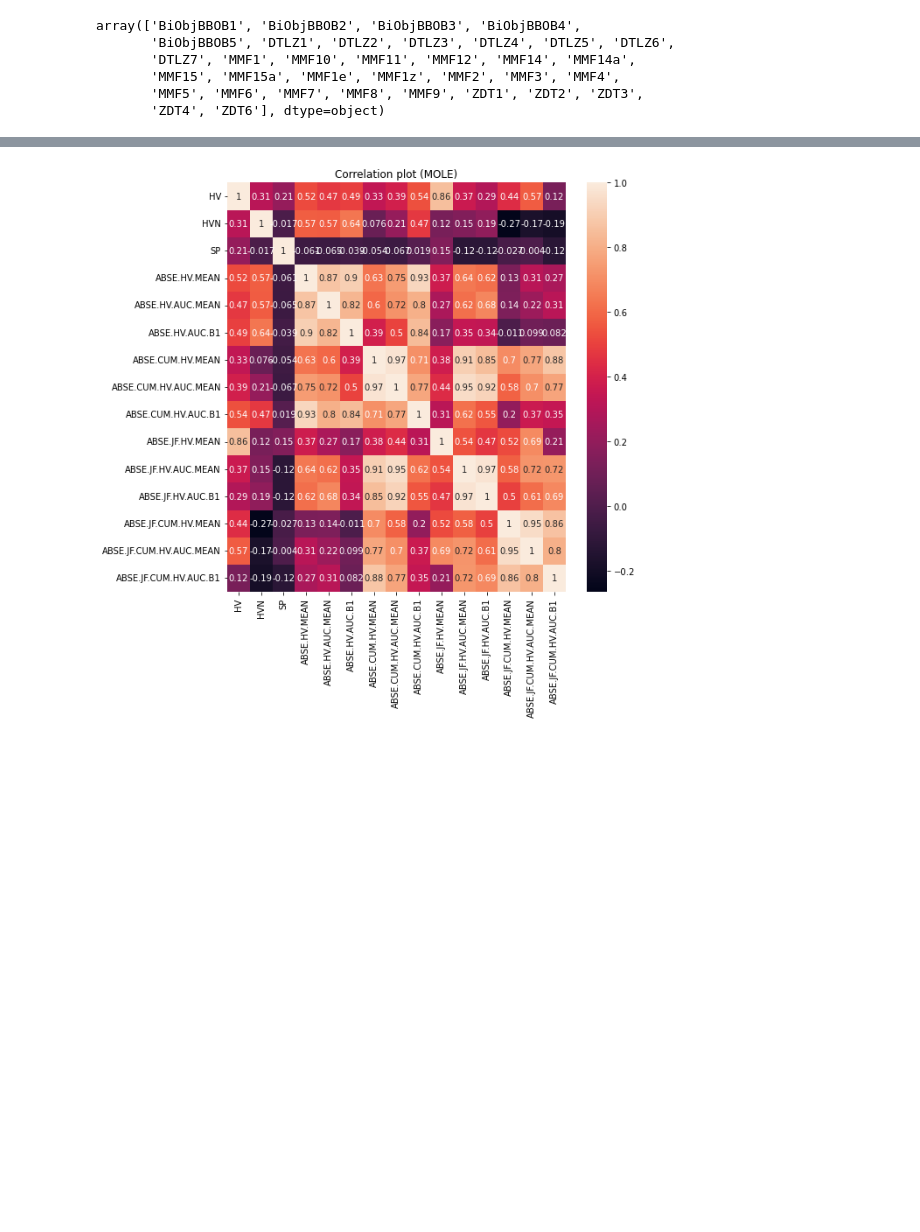
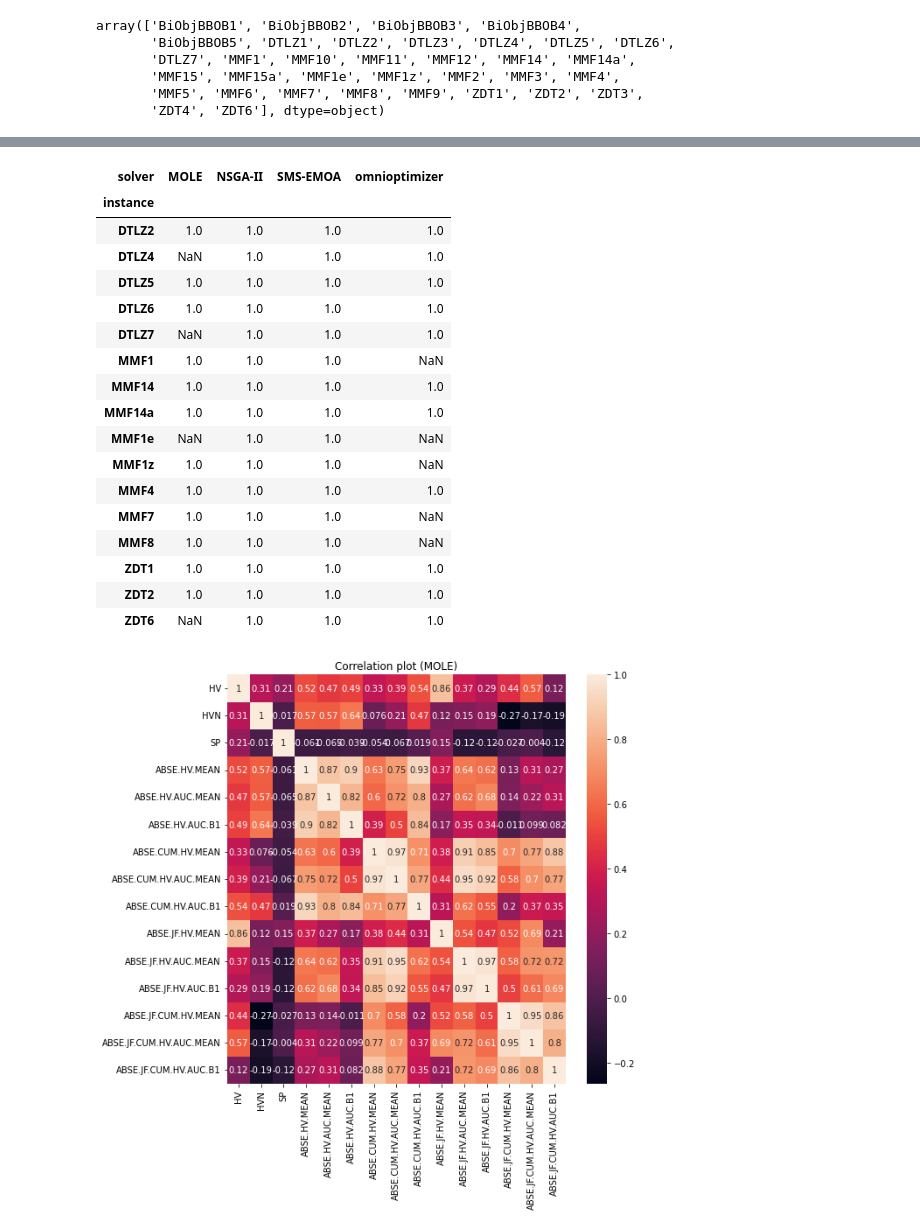
Before and after one commit to jeroenrook/BBE-experiments, a Jupyter notebook: experiments/03initialvisualisations/Analysis.ipynb, the cells around one changed output, grey strips where cells are left out. Cells and saved outputs as stored; diff of their text form; code cells hidden in the pictures; blank space fills up the shorter version.

```diff
--- a/experiments/03initialvisualisations/Analysis.ipynb
+++ b/experiments/03initialvisualisations/Analysis.ipynb
@@ -76,3 +55,25 @@ df.groupby(["solver","instance"]).size().unstack("solver")
+# %%
+tdf = df[(df["ABSE.HV.MEAN"] != 0) & (df["ABSE.JF.HV.MEAN"] == 0)]
+tdf.groupby(["solver","instance"]).size().unstack("solver")
+# %% [output]
+| solver | MOLE | NSGA-II | SMS-EMOA | omnioptimizer |
+| instance |  |  |  |  |
+| DTLZ2 | 1.0 | 1.0 | 1.0 | 1.0 |
+| DTLZ4 | NaN | 1.0 | 1.0 | 1.0 |
+| DTLZ5 | 1.0 | 1.0 | 1.0 | 1.0 |
+| DTLZ6 | 1.0 | 1.0 | 1.0 | 1.0 |
+| DTLZ7 | NaN | 1.0 | 1.0 | 1.0 |
+| MMF1 | 1.0 | 1.0 | 1.0 | NaN |
+| MMF14 | 1.0 | 1.0 | 1.0 | 1.0 |
+| MMF14a | 1.0 | 1.0 | 1.0 | 1.0 |
+| MMF1e | NaN | 1.0 | 1.0 | NaN |
+| MMF1z | 1.0 | 1.0 | 1.0 | NaN |
+| MMF4 | 1.0 | 1.0 | 1.0 | 1.0 |
+| MMF7 | 1.0 | 1.0 | 1.0 | NaN |
+| MMF8 | 1.0 | 1.0 | 1.0 | NaN |
+| ZDT1 | 1.0 | 1.0 | 1.0 | 1.0 |
+| ZDT2 | 1.0 | 1.0 | 1.0 | 1.0 |
+| ZDT6 | NaN | 1.0 | 1.0 | 1.0 |
 # %%
 for solver, gdf in df.groupby("solver"):
     metrics = gdf.columns[~gdf.columns.isin(["run", "seed", "Unnamed: 0", "solver", "instance", "configuration"])]
```
Also changed, not shown: parts of 18 cells of this notebook, 4 other files.
